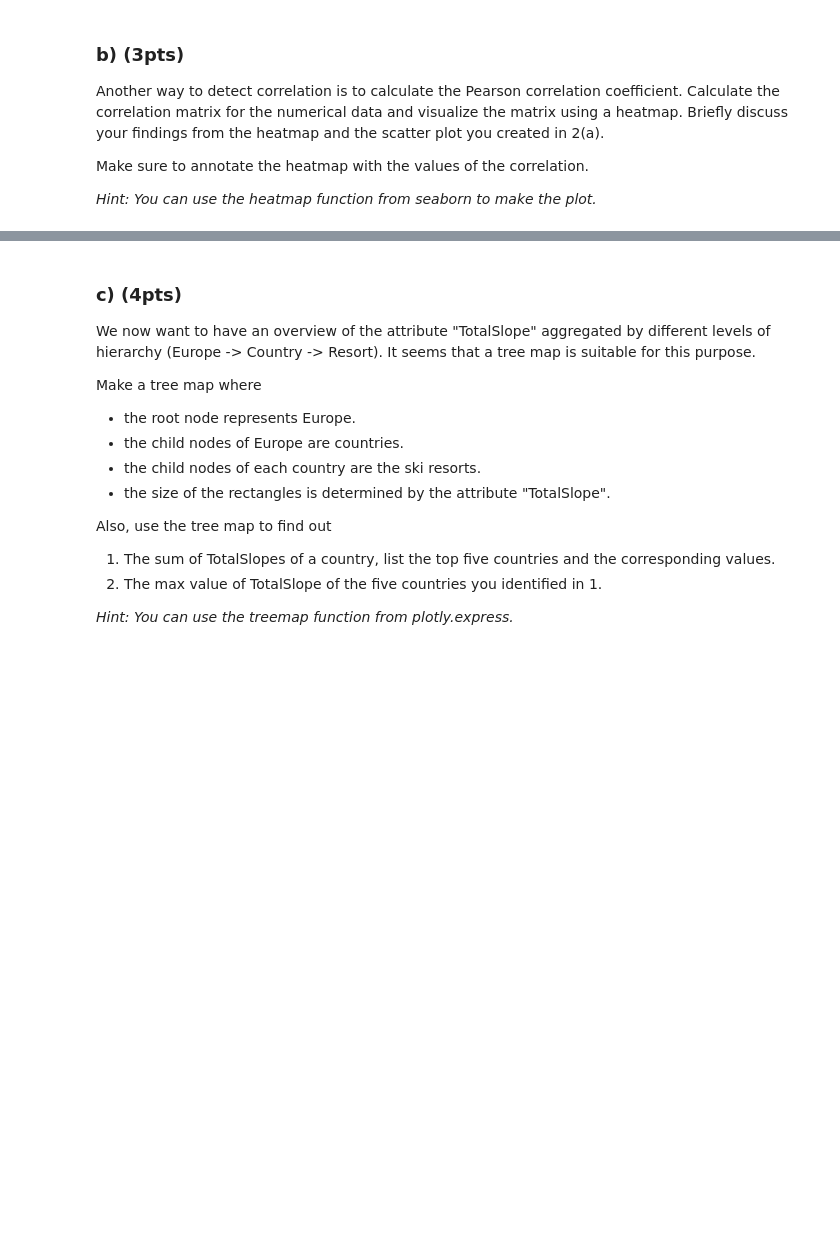
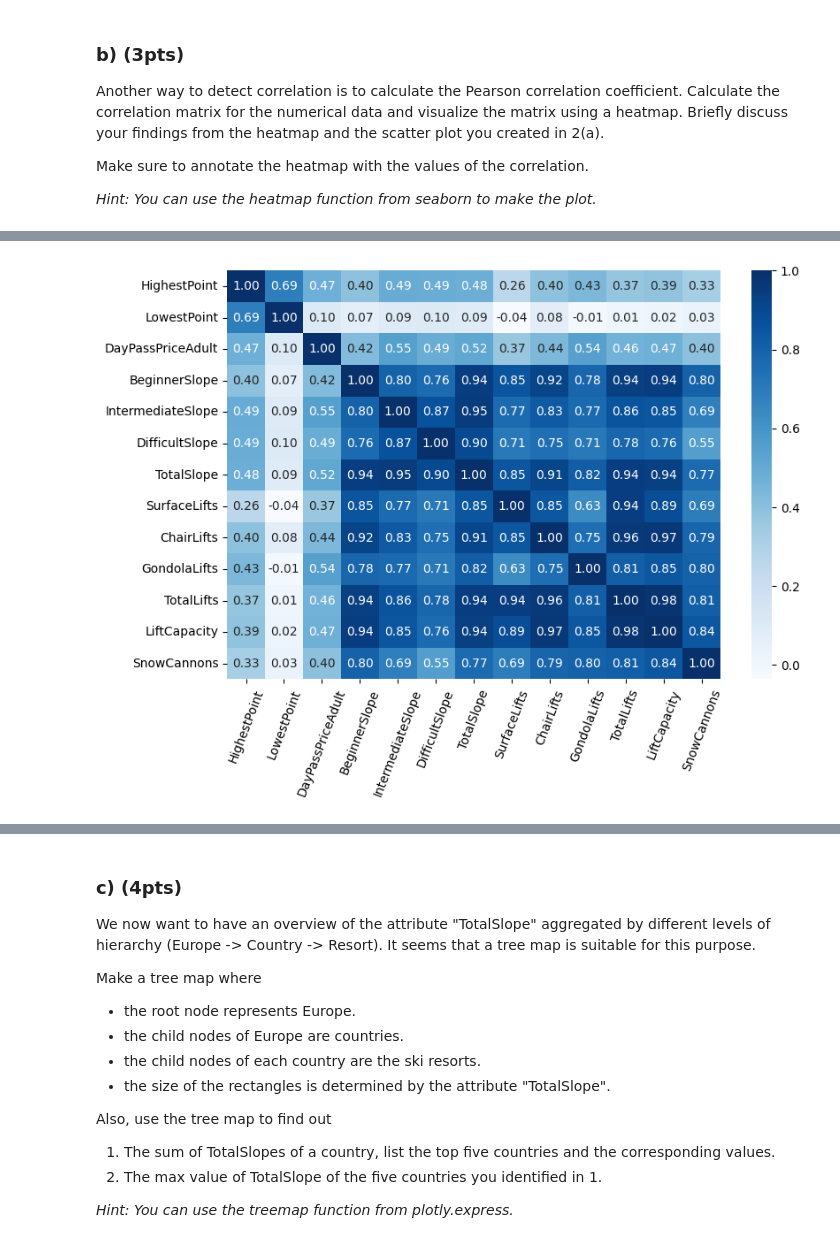
Before and after one commit to mnghiap/ids22, a Jupyter notebook: assignment2/assignment2.ipynb, the cells around one changed output, grey strips where cells are left out. Cells and saved outputs as stored; diff of their text form; code cells hidden in the pictures; blank space fills up the shorter version.

```diff
--- a/assignment2/assignment2.ipynb
+++ b/assignment2/assignment2.ipynb
@@ -471,3 +475,5 @@ Make sure to annotate the heatmap with the values of the correlation.
 *Hint: You can use the heatmap function from seaborn to make the plot.*
 # %%
 # your code
+corr_matrix = df_v.corr()
+corr_matrix
@@ -473,0 +495,7 @@ Make sure to annotate the heatmap with the values of the correlation.
+# %%
+fig, ax = plt.subplots(figsize=(9,6))
+sns.heatmap(corr_matrix, cmap='Blues', annot=True, fmt='.2f', ax=ax)
+ax.tick_params(axis='x', labelrotation=69)
+plt.show()
+# %% [output]
+[figure, added]
```
Also changed, not shown: parts of 7 cells of this notebook.
